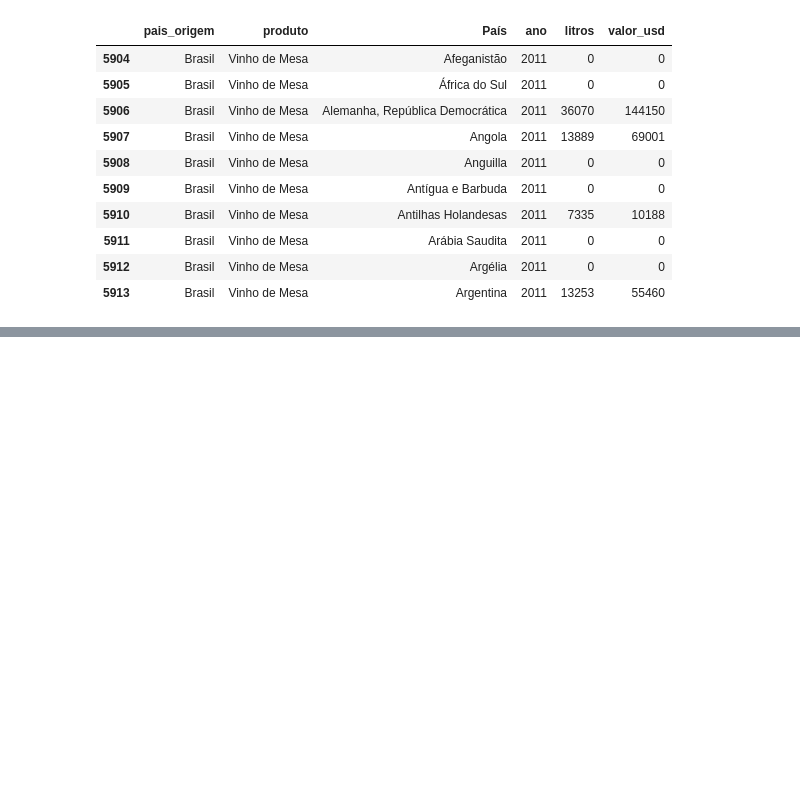
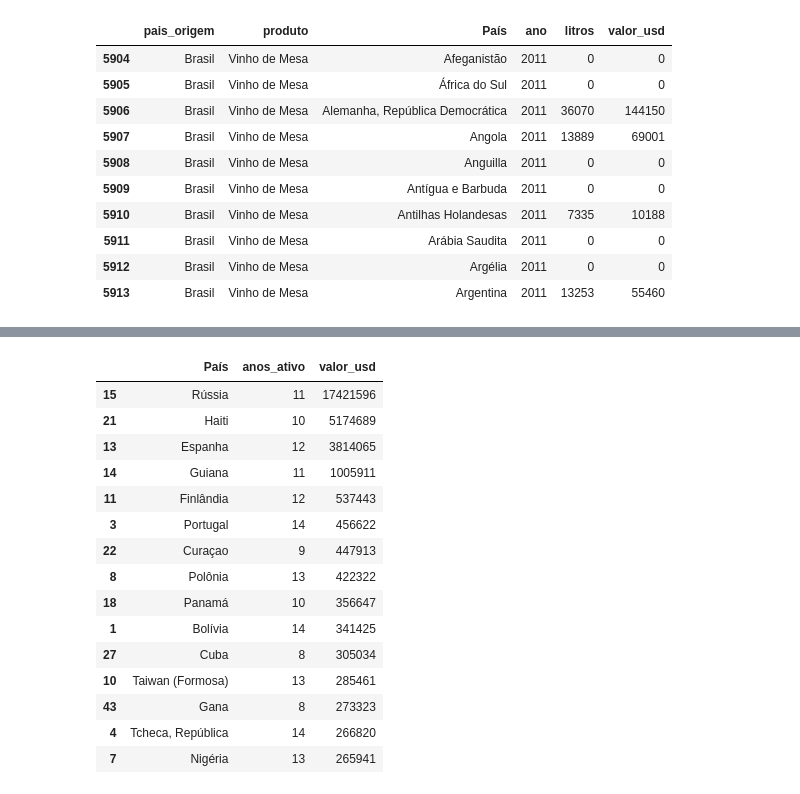
Before and after one commit to gilzeraz/brazil-wine-exports-analysis, a Jupyter notebook: notebooks/wine_exports_analysis.ipynb, the cells around one changed output, grey strips where cells are left out. Saved outputs shown, nothing was run; the diff lists cells and outputs as text; code cells hidden in the pictures; blank space fills up the shorter version.

```diff
--- a/notebooks/wine_exports_analysis.ipynb
+++ b/notebooks/wine_exports_analysis.ipynb
@@ -273,0 +419,4 @@ df_total.head(10)
+# %%
+df_vinho_ativo = df_ativo[df_ativo['produto'] == 'Vinho de Mesa']
+consistencia = df_vinho_ativo.groupby('País')['ano'].nunique().sort_values(ascending=False)
+print(consistencia.head(20))
@@ -273,0 +458,4 @@ df_total.head(10)
+# %%
+inconsistentes = consistencia[(consistencia < 15) & (consistencia >= 5)].reset_index()
+inconsistentes.columns = ['País', 'anos_ativo']
+print(inconsistentes)
@@ -273,0 +477,24 @@ df_total.head(10)
+# %%
+por_pais_vinho = df_vinho_ativo.groupby('País')['valor_usd'].sum().reset_index()
+por_pais_vinho.columns = ['País', 'valor_usd']
+# %%
+oportunidades = inconsistentes.merge(por_pais_vinho, on='País')
+oportunidades = oportunidades.sort_values('valor_usd', ascending=False)
+oportunidades.head(15)
+# %% [output]
+|  | País | anos_ativo | valor_usd |
+| 15 | Rússia | 11 | 17421596 |
+| 21 | Haiti | 10 | 5174689 |
+| 13 | Espanha | 12 | 3814065 |
+| 14 | Guiana | 11 | 1005911 |
+| 11 | Finlândia | 12 | 537443 |
+| 3 | Portugal | 14 | 456622 |
+| 22 | Curaçao | 9 | 447913 |
+| 8 | Polônia | 13 | 422322 |
+| 18 | Panamá | 10 | 356647 |
+| 1 | Bolívia | 14 | 341425 |
+| 27 | Cuba | 8 | 305034 |
+| 10 | Taiwan (Formosa) | 13 | 285461 |
+| 43 | Gana | 8 | 273323 |
+| 4 | Tcheca, República | 14 | 266820 |
+| 7 | Nigéria | 13 | 265941 |
```
Also changed, not shown: parts of 18 cells of this notebook.
